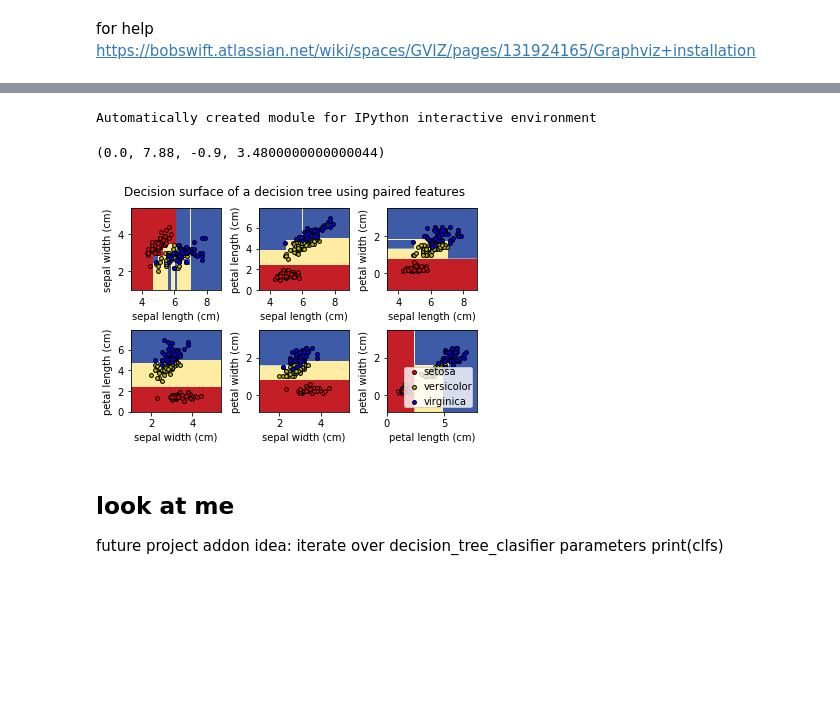
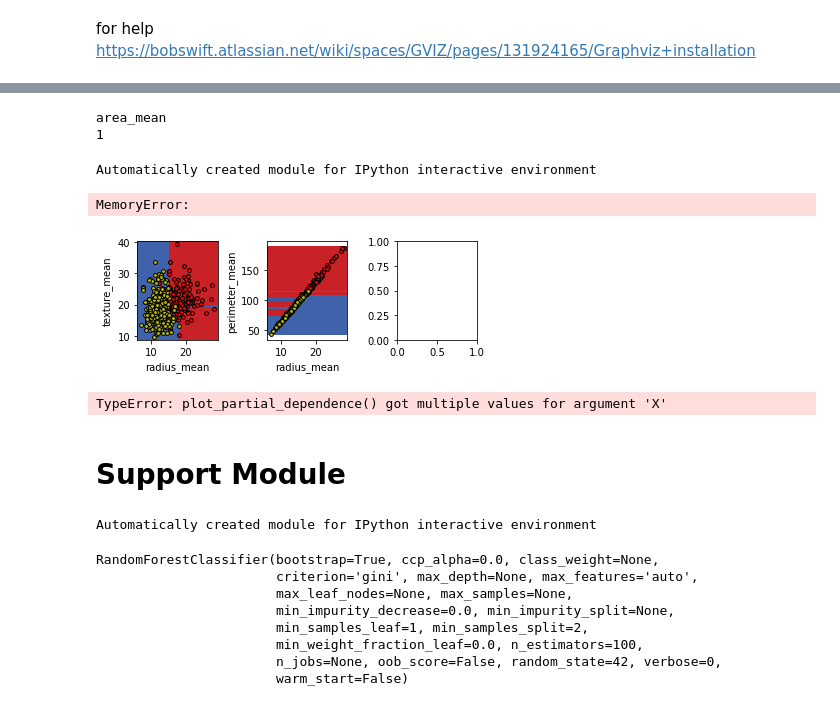
Before and after one commit to BlakeRosenhagen/Decision-Tree-Project, a Jupyter notebook: Cost_Complexity_Pruning.ipynb, the cells around one changed output, grey strips where cells are left out. Saved outputs shown, nothing was run; the diff lists cells and outputs as text; code cells hidden in the pictures; blank space fills up the shorter version.

```diff
--- a/Cost_Complexity_Pruning.ipynb
+++ b/Cost_Complexity_Pruning.ipynb
@@ -81,0 +18,4 @@ with open('saved_variables/X_y', 'wb') as open_pickle_file:
+# %%
+#df_data  = pd.read_pickle("./saved_variables/df_data")
+X_train, X_test, y_train, y_test = pd.read_pickle('./saved_variables/X_y_train_test')
+df_X, df_y, df_data = pd.read_pickle('saved_variables/df_X_y_data')
@@ -323,3 +291,11 @@ for help https://bobswift.atlassian.net/wiki/spaces/GVIZ/pages/131924165/Graphvi
+# %%
+
+print(feature_names[[2,3][1]])
+
+print([1,2][0])
+# %% [output]
+area_mean
+1
 # %%
 #this can take from permutation feature selcetion notebook
 print(__doc__)
@@ -343,8 +319,8 @@ iris = load_iris()
 for pairidx, pair in enumerate([[0, 1], [0, 2], [0, 3],
                                 [1, 2], [1, 3], [2, 3]]):
     # like said above, pair is used to select appropriate columns in dataset where : is selecting all rows
-    X = iris.data[:, pair]
-    y = iris.target
+    X = df_X.values[:, pair]
+    y = df_y
 
     # Train
     clf = DecisionTreeClassifier().fit(X, y)
@@ -356,39 +332,79 @@ for pairidx, pair in enumerate([[0, 1], [0, 2], [0, 3],
 
     # [:,] refers to the first out of two columns with all rows
     x_min, x_max = X[:, 0].min() - 1, X[:, 0].max() + 1
     y_min, y_max = X[:, 1].min() - 1, X[:, 1].max() + 1
     #creates the granualarity of visual plot
     xx, yy = np.meshgrid(np.arange(x_min, x_max, plot_step),
                          np.arange(y_min, y_max, plot_step))
     # makes layout of visualization to have form factor
     plt.tight_layout(h_pad=0.5, w_pad=0.5, pad=2.5)
     # ravel flattens array aka turn a list of lists into one continous list
     Z = clf.predict(np.c_[xx.ravel(), yy.ravel()])
     Z = Z.reshape(xx.shape)
     #generate background rectangles
         #X and Y must both be 2-D with the same shape as Z (e.g. created via numpy.meshgrid),
             #or they must both be 1-D such that len(X) == M
             #is the number of columns in Z and len(Y) == N is the number of rows in Z.
             # Z is the height values over which the contour is drawn.
     cs = plt.contourf(xx, yy, Z, cmap=plt.cm.RdYlBu)
 
-    plt.xlabel(iris.feature_names[pair[0]])
-    plt.ylabel(iris.feature_names[pair[1]])
+    plt.xlabel(feature_names[pair[0]])
+    plt.ylabel(feature_names[pair[1]])
 
     # Plot the training points
     for i, color in zip(range(n_classes), plot_colors):
         idx = np.where(y == i)
-        plt.scatter(X[idx, 0], X[idx, 1], c=color, label=iris.target_names[i],
+        plt.scatter(X[idx, 0], X[idx, 1], c=color, label=feature_names[i],
                     cmap=plt.cm.RdYlBu, edgecolor='black', s=15)
 
 plt.suptitle("Decision surface of a decision tree using paired features")
 plt.legend(loc='lower right', borderpad=0, handletextpad=0)
 plt.axis("tight")
 # %% [output]
 Automatically created module for IPython interactive environment
-(0.0, 7.88, -0.9, 3.4800000000000044)
+MemoryError:
-[figure, old version]
+[figure, new version]
-# %% [markdown]
-## look at me
-future project addon idea: iterate over decision_tree_clasifier parameters
-print(clfs)
+# %%
+from sklearn.datasets import make_hastie_10_2
+from sklearn.ensemble import GradientBoostingClassifier
+from sklearn.inspection import plot_partial_dependence
+
+X, y = make_hastie_10_2(random_state=0)
+clf = clfs[best_alpha_index]
+features = [0, 1, (0, 1)]
+plot_partial_dependence(clf, features, X=X_train)
+
+#partial_dependence(gb, features=[0], X=X, percentiles=(0, 1),
+#grid_resolution=2) # doctest: +SKIP
+# %% [output]
+TypeError: plot_partial_dependence() got multiple values for argument 'X'
+# %% [markdown]
+# Support Module
+# %%
+print(__doc__)
+from collections import defaultdict
+
+import matplotlib.pyplot as plt
+import numpy as np
+from scipy.stats import spearmanr
+from scipy.cluster import hierarchy
+
+import sklearn
+from sklearn import tree
+from sklearn.datasets import load_breast_cancer
+from sklearn.ensemble import RandomForestClassifier
+from sklearn.inspection import permutation_importance
+# %% [output]
+Automatically created module for IPython interactive environment
+# %%
+clf = RandomForestClassifier(random_state=42, min_impurity_split=None, min_samples_split=2)
+clf.fit(X_train, y_train)
+# %% [output]
+RandomForestClassifier(bootstrap=True, ccp_alpha=0.0, class_weight=None,
+                       criterion='gini', max_depth=None, max_features='auto',
+                       max_leaf_nodes=None, max_samples=None,
+                       min_impurity_decrease=0.0, min_impurity_split=None,
+                       min_samples_leaf=1, min_samples_split=2,
+                       min_weight_fraction_leaf=0.0, n_estimators=100,
+                       n_jobs=None, oob_score=False, random_state=42, verbose=0,
+                       warm_start=False)
```
Also changed, not shown: parts of 17 cells of this notebook, 13 other files.
